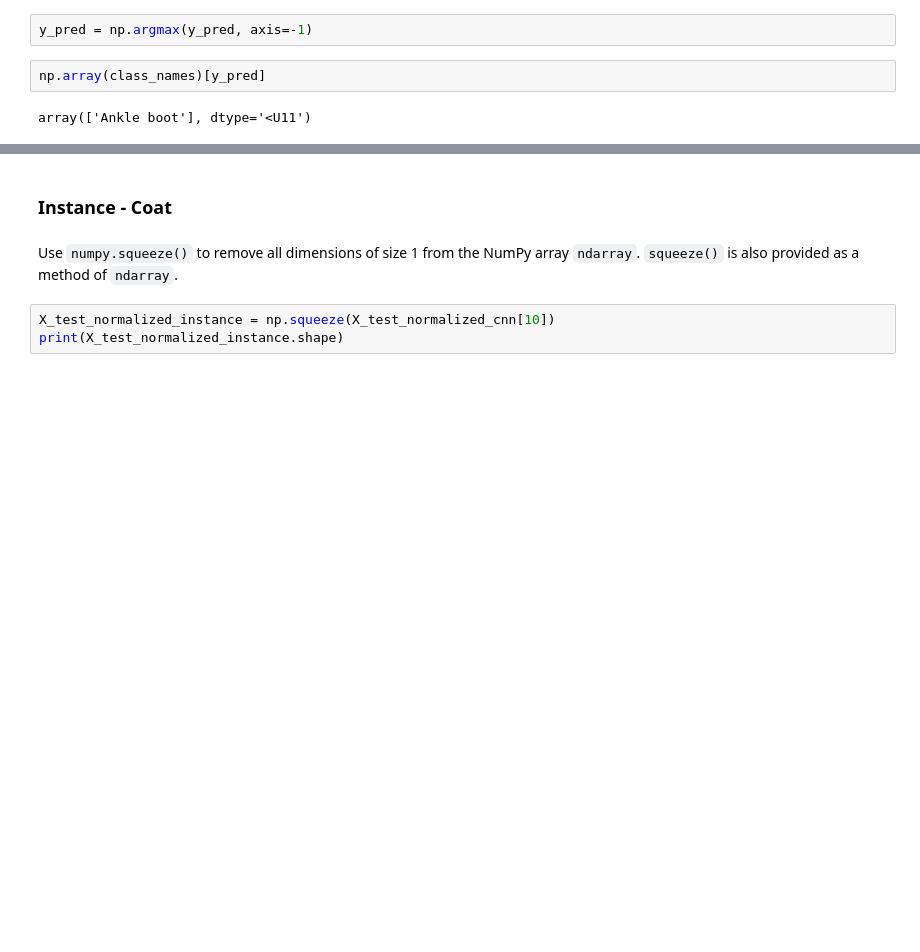
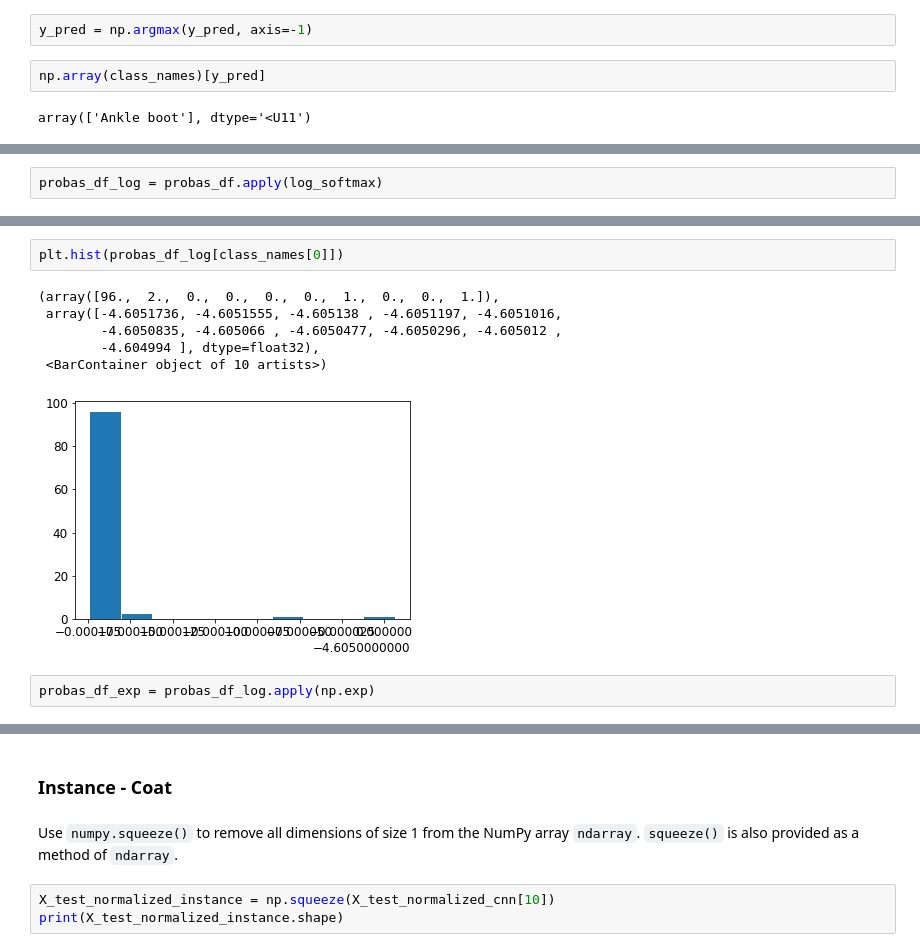
Before and after one commit to tzamalisp/dev_tasks, a Jupyter notebook: NBs/NN01 - Neural Networks Introduction - MNIST Fashion (Classification).ipynb, the cells around one changed output, grey strips where cells are left out. Saved outputs shown, nothing was run; the diff lists cells and outputs as text; blank space fills up the shorter version.

```diff
--- a/NBs/NN01 - Neural Networks Introduction - MNIST Fashion (Classification).ipynb
+++ b/NBs/NN01 - Neural Networks Introduction - MNIST Fashion (Classification).ipynb
@@ -1250,0 +1292,2 @@ Stack the probabilities for all the instances
+# %%
+probas_df_log = probas_df.apply(log_softmax)
@@ -1250,0 +1303,11 @@ Stack the probabilities for all the instances
+# %%
+plt.hist(probas_df_log[class_names[0]])
+# %% [output]
+(array([96.,  2.,  0.,  0.,  0.,  0.,  1.,  0.,  0.,  1.]),
+ array([-4.6051736, -4.6051555, -4.605138 , -4.6051197, -4.6051016,
+        -4.6050835, -4.605066 , -4.6050477, -4.6050296, -4.605012 ,
+        -4.604994 ], dtype=float32),
+ <BarContainer object of 10 artists>)
+[figure, added]
+# %%
+probas_df_exp = probas_df_log.apply(np.exp)
```
Also changed, not shown: parts of 98 cells of this notebook, 1 other file.
